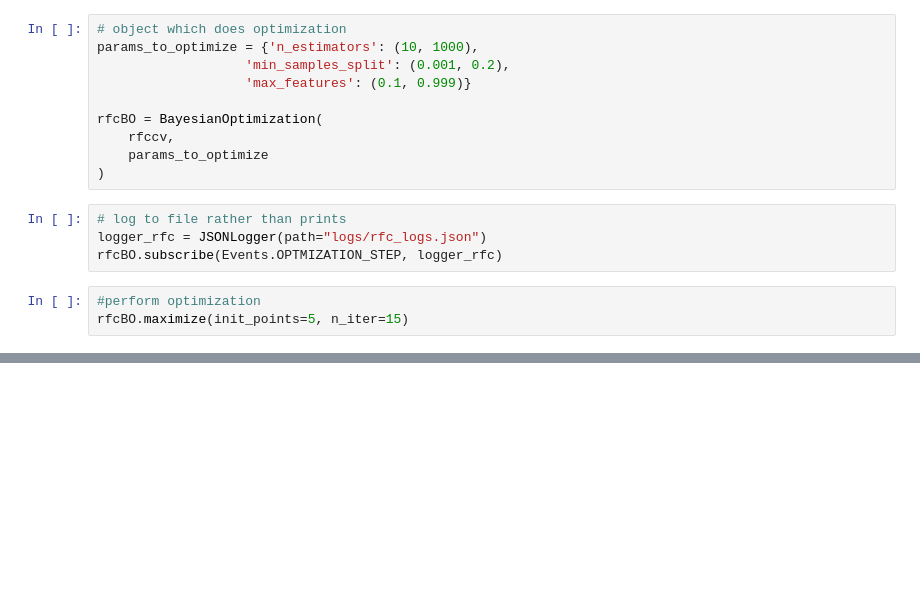
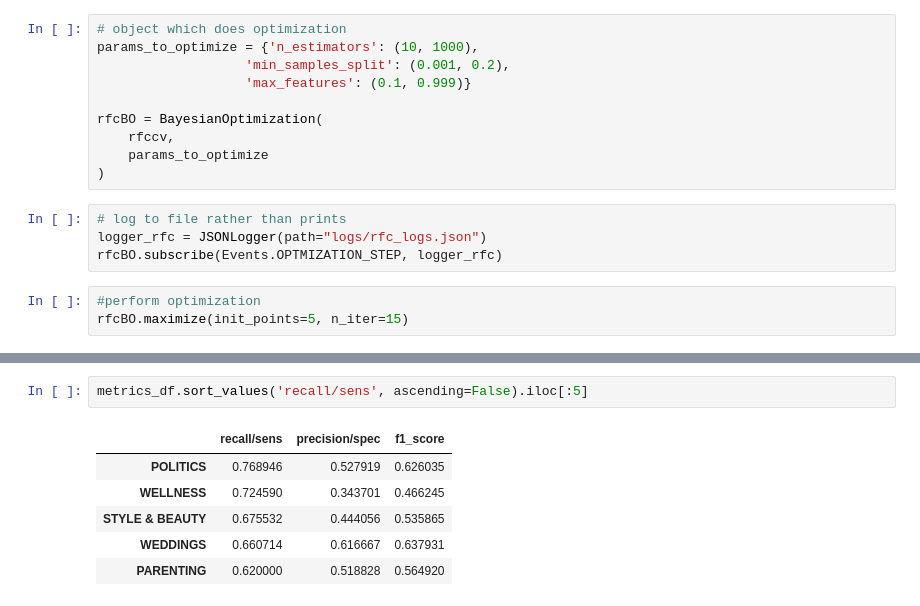
Before and after one commit to morkapronczay/cec2019, a Jupyter notebook: 23-text-mining-project.ipynb, the cells around one changed output, grey strips where cells are left out. Drawn from its saved outputs; the diff is of its cells as text; blank space fills up the shorter version.

```diff
--- a/23-text-mining-project.ipynb
+++ b/23-text-mining-project.ipynb
@@ -320,0 +409,9 @@ print(f'RFC: {rfcBO.max["params"]}')
+# %%
+metrics_df.sort_values('recall/sens', ascending=False).iloc[:5]
+# %% [output]
+|  | recall/sens | precision/spec | f1_score |
+| POLITICS | 0.768946 | 0.527919 | 0.626035 |
+| WELLNESS | 0.724590 | 0.343701 | 0.466245 |
+| STYLE & BEAUTY | 0.675532 | 0.444056 | 0.535865 |
+| WEDDINGS | 0.660714 | 0.616667 | 0.637931 |
+| PARENTING | 0.620000 | 0.518828 | 0.564920 |
```
Also changed, not shown: parts of 13 cells of this notebook, 1 other file.
